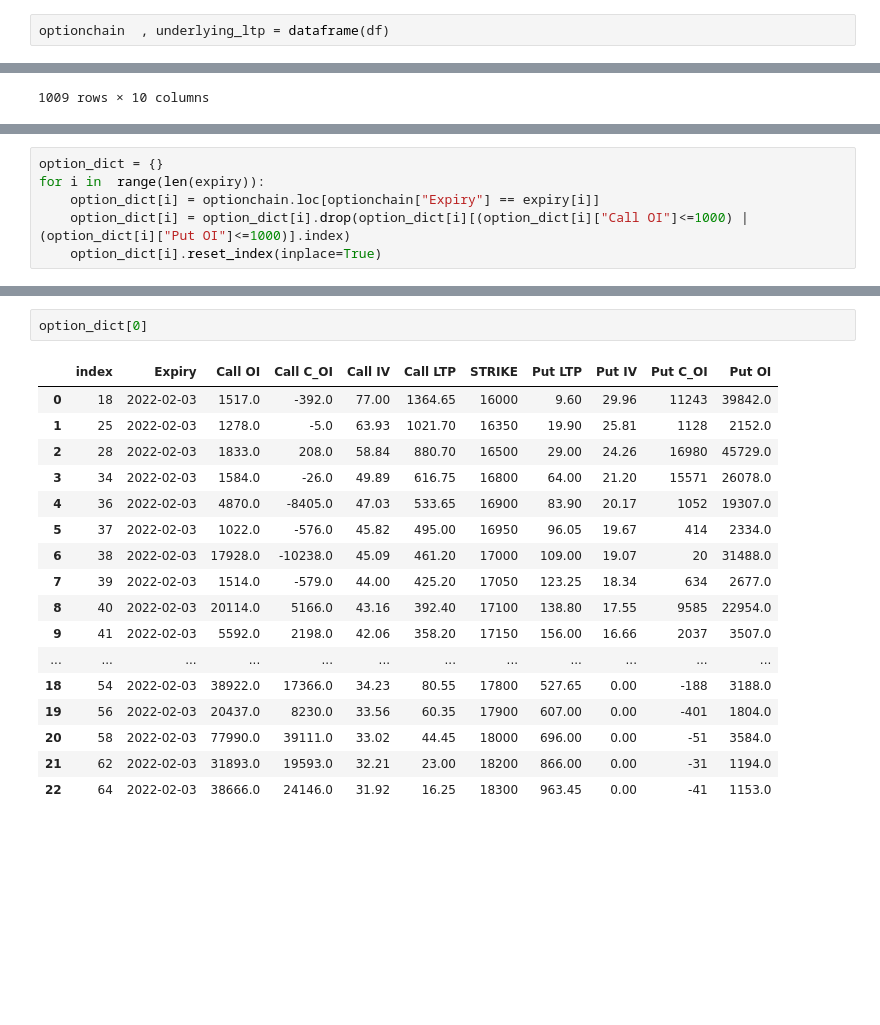
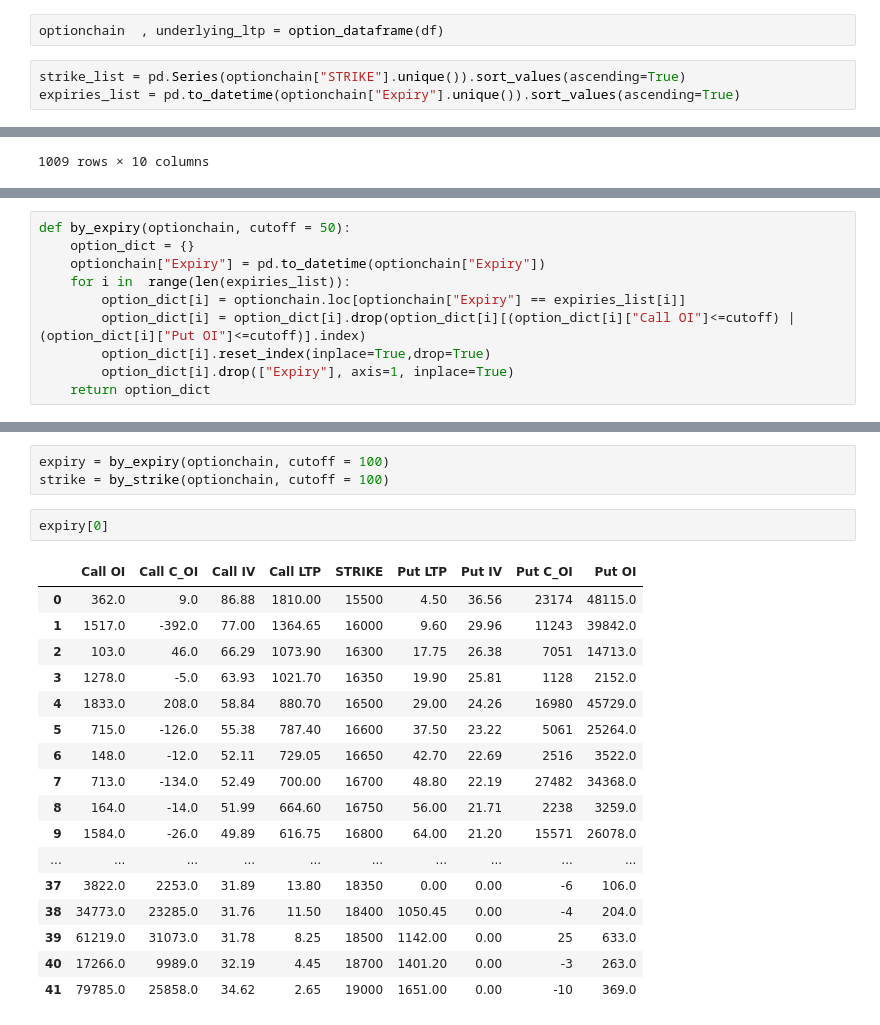
Before and after one commit to cheesecakeMafia/OptionChain, a Jupyter notebook: Nifty Option Chain.ipynb, the cells around one changed output, grey strips where cells are left out. Drawn from its saved outputs; the diff is of its cells as text; blank space fills up the shorter version.

Commit message:
Updated the file by adding classification by Strike Prices

```diff
--- a/Nifty Option Chain.ipynb
+++ b/Nifty Option Chain.ipynb
@@ -95,5 +56,8 @@ df.iloc[0,-1]
 # %%
-optionchain  , underlying_ltp = dataframe(df)
+optionchain  , underlying_ltp = option_dataframe(df)
+# %%
+strike_list = pd.Series(optionchain["STRIKE"].unique()).sort_values(ascending=True)
+expiries_list = pd.to_datetime(optionchain["Expiry"].unique()).sort_values(ascending=True)
 # %%
 optionchain
 # %% [output]
@@ -144,6 +77,10 @@ optionchain[pd.to_datetime(optionchain["Expiry"]) == (expiry[0])]
 # %%
-option_dict = {}
-for i in  range(len(expiry)):
-    option_dict[i] = optionchain.loc[optionchain["Expiry"] == expiry[i]]
-    option_dict[i] = option_dict[i].drop(option_dict[i][(option_dict[i]["Call OI"]<=1000) | (option_dict[i]["Put OI"]<=1000)].index)
-    option_dict[i].reset_index(inplace=True)
+def by_expiry(optionchain, cutoff = 50):
+    option_dict = {}
+    optionchain["Expiry"] = pd.to_datetime(optionchain["Expiry"])
+    for i in  range(len(expiries_list)):
+        option_dict[i] = optionchain.loc[optionchain["Expiry"] == expiries_list[i]]
+        option_dict[i] = option_dict[i].drop(option_dict[i][(option_dict[i]["Call OI"]<=cutoff) | (option_dict[i]["Put OI"]<=cutoff)].index)
+        option_dict[i].reset_index(inplace=True,drop=True)
+        option_dict[i].drop(["Expiry"], axis=1, inplace=True)
+    return option_dict
@@ -150,20 +98,23 @@ for i in  range(len(expiry)):
+# %%
+expiry = by_expiry(optionchain, cutoff = 100)
+strike = by_strike(optionchain, cutoff = 100)
 # %%
-option_dict[0]
+expiry[0]
 # %% [output]
-|  | index | Expiry | Call OI | Call C_OI | Call IV | Call LTP | STRIKE | Put LTP | Put IV | Put C_OI | Put OI |
-| 0 | 18 | 2022-02-03 | 1517.0 | -392.0 | 77.00 | 1364.65 | 16000 | 9.60 | 29.96 | 11243 | 39842.0 |
-| 1 | 25 | 2022-02-03 | 1278.0 | -5.0 | 63.93 | 1021.70 | 16350 | 19.90 | 25.81 | 1128 | 2152.0 |
-| 2 | 28 | 2022-02-03 | 1833.0 | 208.0 | 58.84 | 880.70 | 16500 | 29.00 | 24.26 | 16980 | 45729.0 |
-| 3 | 34 | 2022-02-03 | 1584.0 | -26.0 | 49.89 | 616.75 | 16800 | 64.00 | 21.20 | 15571 | 26078.0 |
-| 4 | 36 | 2022-02-03 | 4870.0 | -8405.0 | 47.03 | 533.65 | 16900 | 83.90 | 20.17 | 1052 | 19307.0 |
-| 5 | 37 | 2022-02-03 | 1022.0 | -576.0 | 45.82 | 495.00 | 16950 | 96.05 | 19.67 | 414 | 2334.0 |
-| 6 | 38 | 2022-02-03 | 17928.0 | -10238.0 | 45.09 | 461.20 | 17000 | 109.00 | 19.07 | 20 | 31488.0 |
-| 7 | 39 | 2022-02-03 | 1514.0 | -579.0 | 44.00 | 425.20 | 17050 | 123.25 | 18.34 | 634 | 2677.0 |
-| 8 | 40 | 2022-02-03 | 20114.0 | 5166.0 | 43.16 | 392.40 | 17100 | 138.80 | 17.55 | 9585 | 22954.0 |
-| 9 | 41 | 2022-02-03 | 5592.0 | 2198.0 | 42.06 | 358.20 | 17150 | 156.00 | 16.66 | 2037 | 3507.0 |
-| ... | ... | ... | ... | ... | ... | ... | ... | ... | ... | ... | ... |
-| 18 | 54 | 2022-02-03 | 38922.0 | 17366.0 | 34.23 | 80.55 | 17800 | 527.65 | 0.00 | -188 | 3188.0 |
-| 19 | 56 | 2022-02-03 | 20437.0 | 8230.0 | 33.56 | 60.35 | 17900 | 607.00 | 0.00 | -401 | 1804.0 |
-| 20 | 58 | 2022-02-03 | 77990.0 | 39111.0 | 33.02 | 44.45 | 18000 | 696.00 | 0.00 | -51 | 3584.0 |
-| 21 | 62 | 2022-02-03 | 31893.0 | 19593.0 | 32.21 | 23.00 | 18200 | 866.00 | 0.00 | -31 | 1194.0 |
-| 22 | 64 | 2022-02-03 | 38666.0 | 24146.0 | 31.92 | 16.25 | 18300 | 963.45 | 0.00 | -41 | 1153.0 |
+|  | Call OI | Call C_OI | Call IV | Call LTP | STRIKE | Put LTP | Put IV | Put C_OI | Put OI |
+| 0 | 362.0 | 9.0 | 86.88 | 1810.00 | 15500 | 4.50 | 36.56 | 23174 | 48115.0 |
+| 1 | 1517.0 | -392.0 | 77.00 | 1364.65 | 16000 | 9.60 | 29.96 | 11243 | 39842.0 |
+| 2 | 103.0 | 46.0 | 66.29 | 1073.90 | 16300 | 17.75 | 26.38 | 7051 | 14713.0 |
+| 3 | 1278.0 | -5.0 | 63.93 | 1021.70 | 16350 | 19.90 | 25.81 | 1128 | 2152.0 |
+| 4 | 1833.0 | 208.0 | 58.84 | 880.70 | 16500 | 29.00 | 24.26 | 16980 | 45729.0 |
+| 5 | 715.0 | -126.0 | 55.38 | 787.40 | 16600 | 37.50 | 23.22 | 5061 | 25264.0 |
+| 6 | 148.0 | -12.0 | 52.11 | 729.05 | 16650 | 42.70 | 22.69 | 2516 | 3522.0 |
+| 7 | 713.0 | -134.0 | 52.49 | 700.00 | 16700 | 48.80 | 22.19 | 27482 | 34368.0 |
+| 8 | 164.0 | -14.0 | 51.99 | 664.60 | 16750 | 56.00 | 21.71 | 2238 | 3259.0 |
+| 9 | 1584.0 | -26.0 | 49.89 | 616.75 | 16800 | 64.00 | 21.20 | 15571 | 26078.0 |
+| ... | ... | ... | ... | ... | ... | ... | ... | ... | ... |
+| 37 | 3822.0 | 2253.0 | 31.89 | 13.80 | 18350 | 0.00 | 0.00 | -6 | 106.0 |
+| 38 | 34773.0 | 23285.0 | 31.76 | 11.50 | 18400 | 1050.45 | 0.00 | -4 | 204.0 |
+| 39 | 61219.0 | 31073.0 | 31.78 | 8.25 | 18500 | 1142.00 | 0.00 | 25 | 633.0 |
+| 40 | 17266.0 | 9989.0 | 32.19 | 4.45 | 18700 | 1401.20 | 0.00 | -3 | 263.0 |
+| 41 | 79785.0 | 25858.0 | 34.62 | 2.65 | 19000 | 1651.00 | 0.00 | -10 | 369.0 |
```
Also changed, not shown: parts of 14 cells of this notebook.
